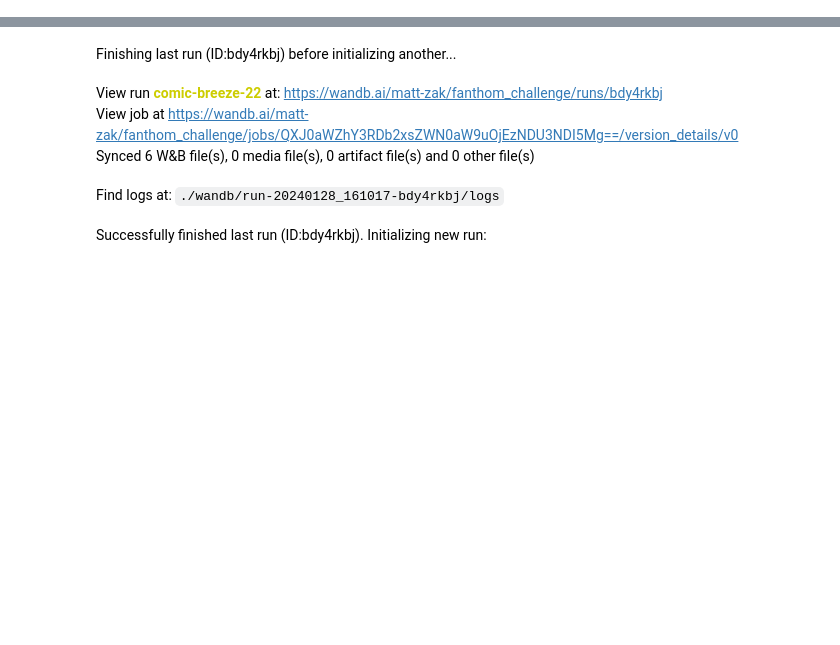
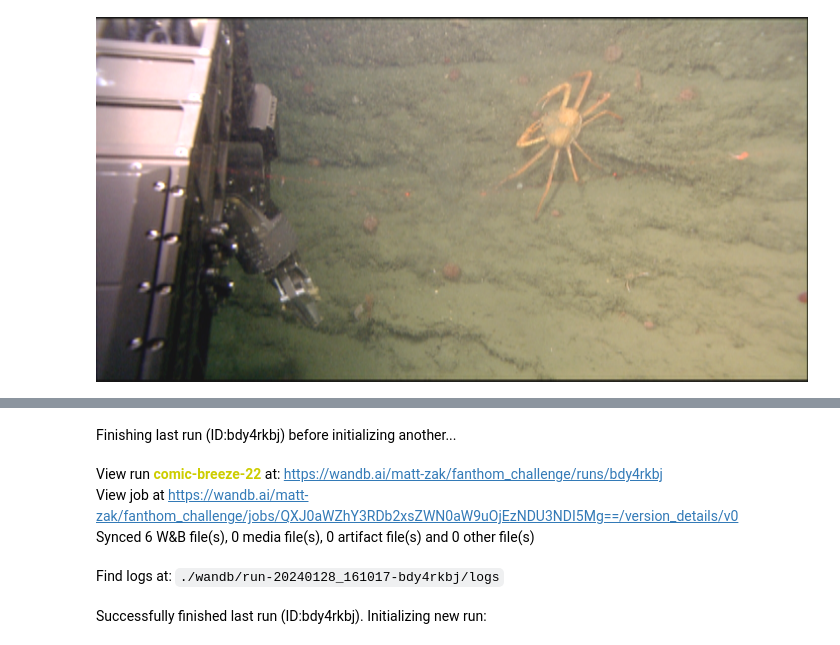
Before and after one commit to zakmatt/fanthomnet, a Jupyter notebook: prepare_sweep_train.ipynb, the cells around one changed output, grey strips where cells are left out. Cells and saved outputs as stored; diff of their text form; code cells hidden in the pictures; blank space fills up the shorter version.

Commit message:
set up final model training

```diff
--- a/prepare_sweep_train.ipynb
+++ b/prepare_sweep_train.ipynb
@@ -172,3 +177,39 @@ class SeaWorldDataset(Dataset):
             processed_image[key] = val[0]
 
         return processed_image
+# %%
+transform = albumentations.Compose(
+    [
+        albumentations.ShiftScaleRotate(
+            shift_limit=(0, 0.3),
+            scale_limit=0.2,
+            rotate_limit=(-20, 20)
+        ),
+        albumentations.HorizontalFlip(p=.5),
+        albumentations.VerticalFlip(p=.5),
+        albumentations.RandomBrightnessContrast(p=.5),
+        albumentations.LongestMaxSize(image_processor.size["longest_edge"], always_apply=True),
+    ],
+    bbox_params=albumentations.BboxParams(format="coco", label_fields=["categories"]),
+)
+
+image_data, annotations = train_dataset._data[155]
+bboxes, categories = [], []
+for annotation in annotations:
+    bbox = annotation["bbox"]
+    category_id = annotation["category_id"]
+    bboxes.append(bbox)
+    categories.append(category_id)
+
+image = np.array(Image.open(image_data["image_path"]).convert("RGB"))
+out = transform(
+    image=image,
+    bboxes=bboxes,
+    categories=categories
+)
+image = Image.fromarray(out["image"])
+bboxes = out["bboxes"]
+categories = out["categories"]
+image
+# %% [output]
+[figure, added]
```
Also changed, not shown: parts of 3 cells of this notebook, 4 other files.
